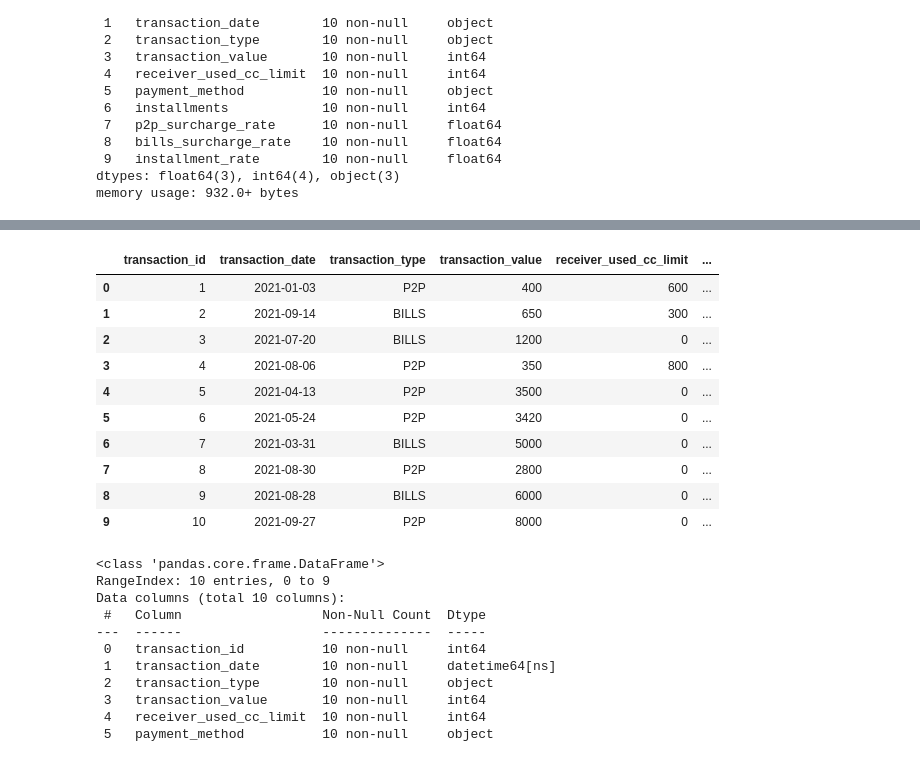
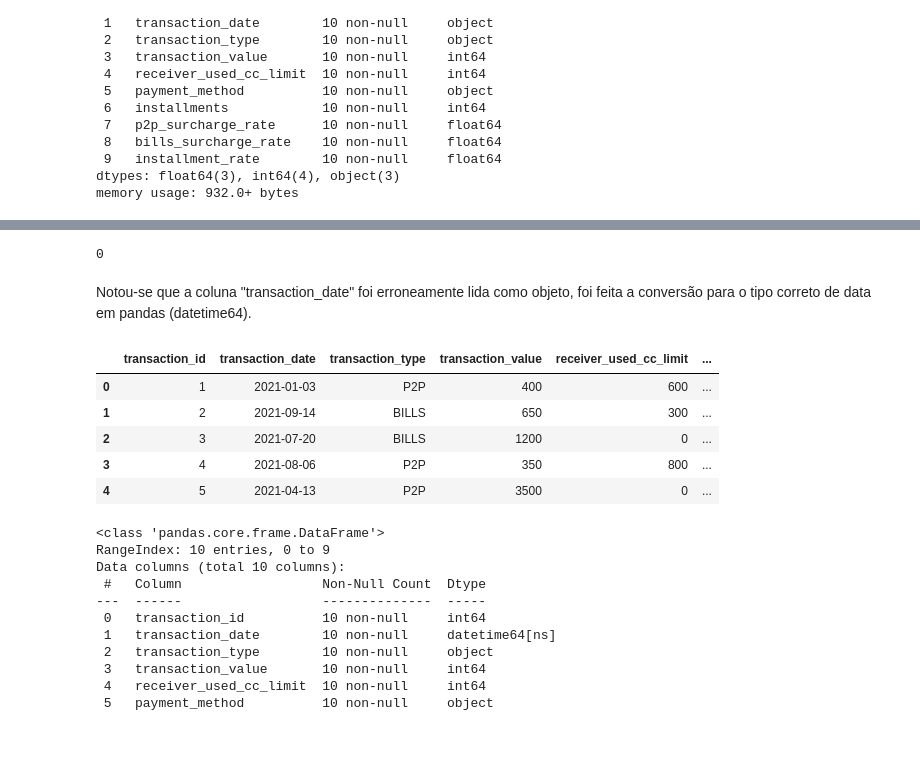
Before and after one commit to tainahguerras/CasePicPay05_25, a Jupyter notebook: manipulacao-de-dados.ipynb, the cells around one changed output, grey strips where cells are left out. Cells and saved outputs as stored; diff of their text form; code cells hidden in the pictures.

```diff
--- a/manipulacao-de-dados.ipynb
+++ b/manipulacao-de-dados.ipynb
@@ -57,19 +89,20 @@ memory usage: 932.0+ bytes
+# %%
+transactions.duplicated().sum()
+# %% [output]
+0
+# %% [markdown]
+Notou-se que a coluna "transaction_date" foi erroneamente lida como objeto, foi feita a conversão para o tipo correto de data em pandas (datetime64).
 # %%
 transactions['transaction_date'] = pd.to_datetime(transactions['transaction_date'], dayfirst=True)
 # %%
-transactions
+transactions.head()
 # %% [output]
 |  | transaction_id | transaction_date | transaction_type | transaction_value | receiver_used_cc_limit | ... |
 | 0 | 1 | 2021-01-03 | P2P | 400 | 600 | ... |
 | 1 | 2 | 2021-09-14 | BILLS | 650 | 300 | ... |
 | 2 | 3 | 2021-07-20 | BILLS | 1200 | 0 | ... |
 | 3 | 4 | 2021-08-06 | P2P | 350 | 800 | ... |
 | 4 | 5 | 2021-04-13 | P2P | 3500 | 0 | ... |
-| 5 | 6 | 2021-05-24 | P2P | 3420 | 0 | ... |
-| 6 | 7 | 2021-03-31 | BILLS | 5000 | 0 | ... |
-| 7 | 8 | 2021-08-30 | P2P | 2800 | 0 | ... |
-| 8 | 9 | 2021-08-28 | BILLS | 6000 | 0 | ... |
-| 9 | 10 | 2021-09-27 | P2P | 8000 | 0 | ... |
 # %%
 transactions.info()
 # %% [output]
```
Also changed, not shown: parts of 14 cells of this notebook, 1 other file.
